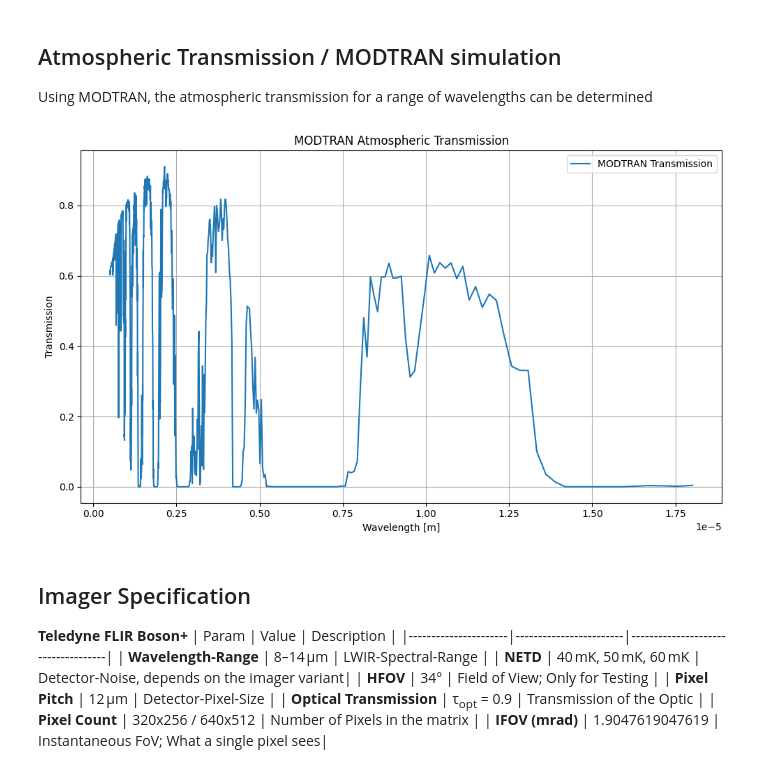
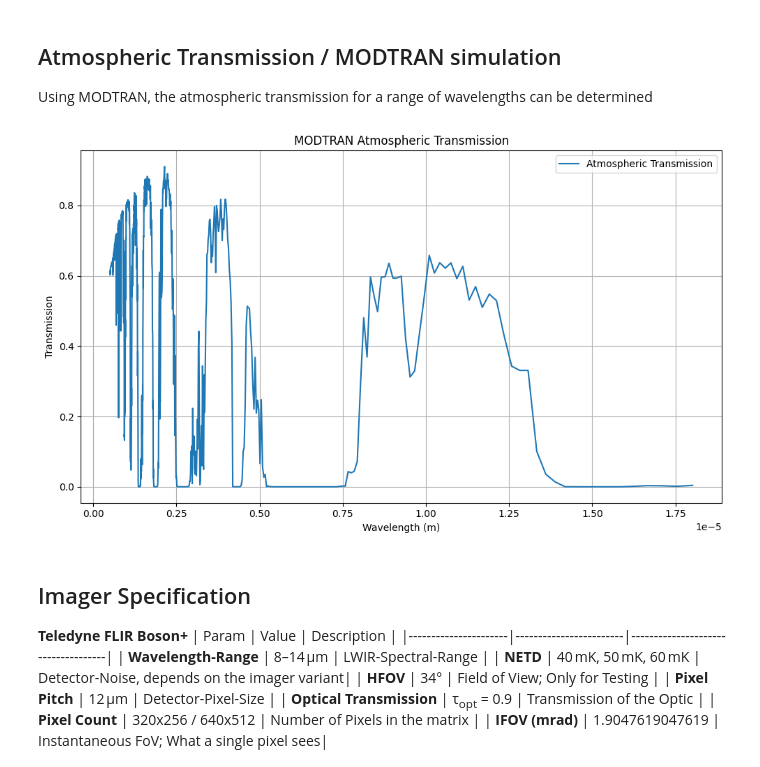
Before and after one commit to Azmi0205/Studienarbeit, a Jupyter notebook: BosonPlusSim.ipynb, the cells around one changed output. Cells and saved outputs as stored; diff of their text form; code cells hidden in the pictures.

```diff
--- a/BosonPlusSim.ipynb
+++ b/BosonPlusSim.ipynb
@@ -53,45 +38,53 @@ plt.show()
 ## Atmospheric Transmission / MODTRAN simulation
 Using MODTRAN, the atmospheric transmission for a range of wavelengths can be determined
 # %%
-import pandas as pd
-
+# -----------------------------------------------------------------------------
+# MODTRAN CSV loader
+# -----------------------------------------------------------------------------
 def get_modtran_data(file_path):
     """
-    Load MODTRAN simulation data from a CSV file.
-
-    Parameters:
-    - file_path: Path to the CSV file containing MODTRAN data.
+    Load MODTRAN output from a CSV file containing atmospheric transmission.
 
     Returns:
-    - DataFrame with columns 'Wavelength' and 'Transmission'.
+        wavelength : wavelengths [m]
+        tau        : atmospheric transmission
+        df         : processed dataframe
     """
     df = pd.read_csv(file_path, header=4)
     df.set_index('Freq', inplace=True)
+
+    # remove first and last row (MODTRAN formatting artifacts)
     df = df.iloc[1:-1]
+
+    # convert frequency index → wavelength [m] using λ = c / ν, but here file uses cm⁻¹
     df.index = 1e-2 / df.index.astype(float)
     df.index.name = 'Wavelength [m]'
     df.columns = df.columns.str.strip()
+
     df['combin'] = pd.to_numeric(df['combin'], errors='coerce')
     tau = df['combin'].values
     wavelength = df.index.values
-    sort_idx = np.argsort(wavelength)
-    wavelength = wavelength[sort_idx]
-    tau = tau[sort_idx]
-    return wavelength, tau, df
+
+    # sort in ascending wavelength
+    s = np.argsort(wavelength)
+    return wavelength[s], tau[s], df
 # %%
-wavelength, transmittance, _ =  get_modtran_data('./AngstromLaw2.csv')
-wavelength = wavelength
+# -----------------------------------------------------------------------------
+# Plot MODTRAN transmittance
+# -----------------------------------------------------------------------------
+wavelength, transmittance, _ = get_modtran_data('./AngstromLaw2.csv')
+
 plt.figure(figsize=(10, 6))
-plt.plot(wavelength, transmittance, label='MODTRAN Transmission', color='tab:blue')
-plt.xlabel('Wavelength [m]')
+plt.plot(wavelength, transmittance, label='Atmospheric Transmission')
+plt.xlabel('Wavelength (m)')
 plt.ylabel('Transmission')
 plt.title('MODTRAN Atmospheric Transmission')
 plt.grid(True)
 plt.legend()
 plt.tight_layout()
 plt.show()
 # %% [output]
-[figure, old version]
+[figure, new version]
 # %% [markdown]
 ## Imager Specification
 **Teledyne FLIR Boson+**
```
Also changed, not shown: parts of 13 cells of this notebook, 2 other files.
